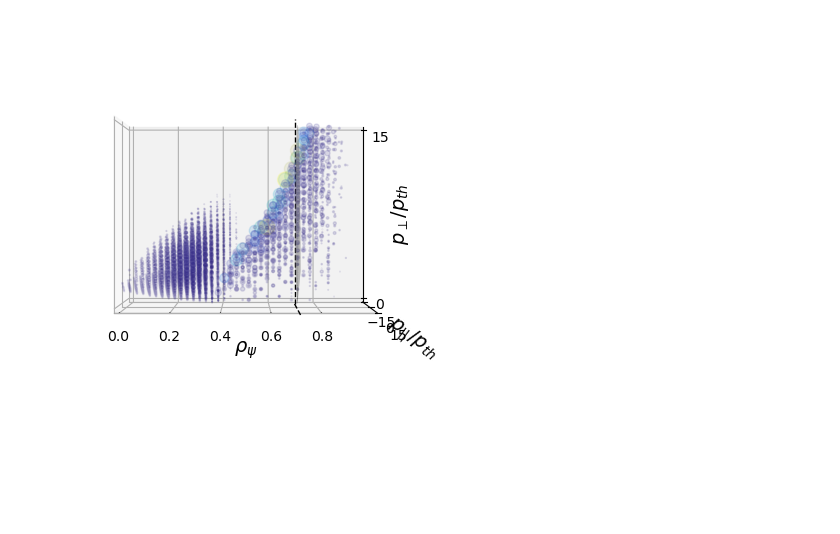
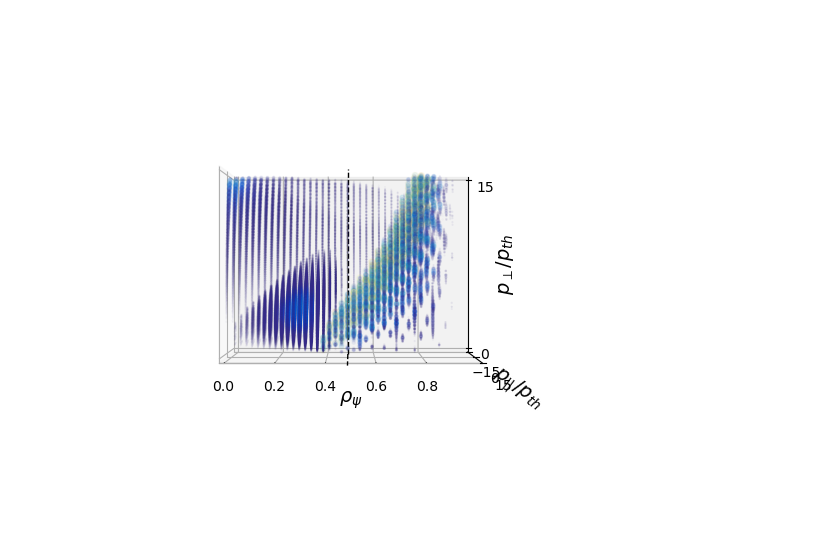
Before and after one commit to EwoutDevlaminck/WKBacca_QL, a Jupyter notebook: Analysis.ipynb, the cells around one changed output. Saved outputs shown, nothing was run; the diff lists cells and outputs as text; code cells hidden in the pictures; blank space fills up the shorter version.

Commit message:
Close the h5py file now before plotting, no stupid errors anymore in running again.

```diff
--- a/Analysis.ipynb
+++ b/Analysis.ipynb
@@ -82,6 +84,7 @@ Ppar, Pper = Pnorm*Ksi, Pnorm*np.sqrt(1-Ksi**2)
 
 PPAR = np.tile(Ppar, (len(psi), 1, 1))
 PPER = np.tile(Pper, (len(psi), 1, 1))
+KSI = np.tile(Ksi, (len(psi), 1, 1))
 
 RHO = np.tile(np.sqrt(psi.T), (len(p_norm), len(ksi), 1)).T
 
@@ -91,4 +94,5 @@ print(QL_bounce_nofluct.shape)
 print(PPER.shape)
 print(PPAR.shape)
 print(RHO.shape)
+print(KSI.shape)
 # %% [output]
@@ -99,2 +104,4 @@ print(RHO.shape)
+# %%
+QL_bounce_nofluct = QL_bounce_nofluct*(1-KSI**2) # D_rf_pp, DKE 4.298
 # %%
 Ql_all = QL_bounce_nofluct.flatten()
@@ -106,7 +121,8 @@ plt.show()
 # %%
 max_QL = np.nanmax(QL_bounce_nofluct)
+print(np.where(QL_bounce_nofluct == max_QL))
 QL_bounce_nofluct = np.where(np.isnan(QL_bounce_nofluct), 0, QL_bounce_nofluct)
-QL_bounce_nofluct = np.where(QL_bounce_nofluct > 40, 40, QL_bounce_nofluct)
+QL_bounce_nofluct = np.where(QL_bounce_nofluct > 1, 0, QL_bounce_nofluct)
 
 print(max_QL)
 # %% [output]
@@ -147,7 +166,7 @@ Text(0.5, 1.0, 'Rho = 0.3077615384615384')
 plt.figure(figsize=(6, 5))
 ax = plt.subplot(111)
 QL_bounce_nofluct = np.where(QL_bounce_nofluct<Lowerbound, 0, QL_bounce_nofluct)
-i = 8
+i = 12
 fig = ax.pcolormesh(PPAR[i], PPER[i], QL_bounce_nofluct[i], cmap=parula_map)#, norm=LogNorm(1e-4, 1e0))
 #fig = plt.contourf(PPAR[i], PPER[i], QL_bounce[i], cmap=parula_map, norm=LogNorm(),levels=np.logspace(-3, 0, 100))
 colorbar = plt.colorbar(fig, orientation='vertical', pad=.025, shrink=.55)
@@ -164,31 +185,31 @@ ax.set_aspect('equal')
 # %%
 # 3D plot of the QL_bounce
 
 fig = plt.figure(figsize=(6, 5))
 
 ax = fig.add_subplot(111, projection='3d')
 
 #ax.scatter(RHO, PPAR, PPER, c=QL_bounce, s=100*QL_bounce**2, alpha=0.5)
-ax.scatter(RHO_present_nofluct[::2], PPAR_present_nofluct[::2], PPER_present_nofluct[::2], c=QL_present_nofluct[::2], cmap=parula_map, s=20*np.sqrt(QL_present_nofluct[::2]), alpha=.15)
+ax.scatter(RHO_present_nofluct[::2], PPAR_present_nofluct[::2], PPER_present_nofluct[::2], c=QL_present_nofluct[::2], cmap=parula_map, s=20*np.sqrt(QL_present_nofluct[::2]), alpha=.05)
 
 # Plot a vertical surface
 
 rho = RHO[i, 0, 0]
 ax.plot_surface(np.tile(rho, (len(p_norm), len(ksi_half))).T, PPAR[i], PPER[i], alpha=0.5, color='grey')
 ax.plot([rho, rho], [-16, 16], [-.5, -0.5], color='black', linestyle='dashed', linewidth=1)
 ax.plot([rho, rho], [-16, -16], [-.5, 16], color='black', linestyle='dashed', linewidth=1)
 
 ax.set_xlabel(r'$\rho_{\psi}$', fontsize= 14)
 ax.set_ylabel(r'$p_{\||}/p_{th}$' , fontsize= 14)
 ax.set_zlabel(r'$p_{\perp}/p_{th}$', fontsize= 14, rotation=180)
 
 ax.set_xlim([1, 0])
 ax.set_xticks([0.8, 0.6, 0.4, 0.2, 0])
 ax.set_ylim([-15, 15])
 ax.set_yticks([-15, 0, 15])
 ax.set_zlim([0, 15])
 ax.set_zticks([0, 15])
 
 ax.view_init(elev=0, azim=90)
 # %% [output]
-[figure, old version]
+[figure, new version]
```
Also changed, not shown: parts of 10 cells of this notebook, 2 other files.
